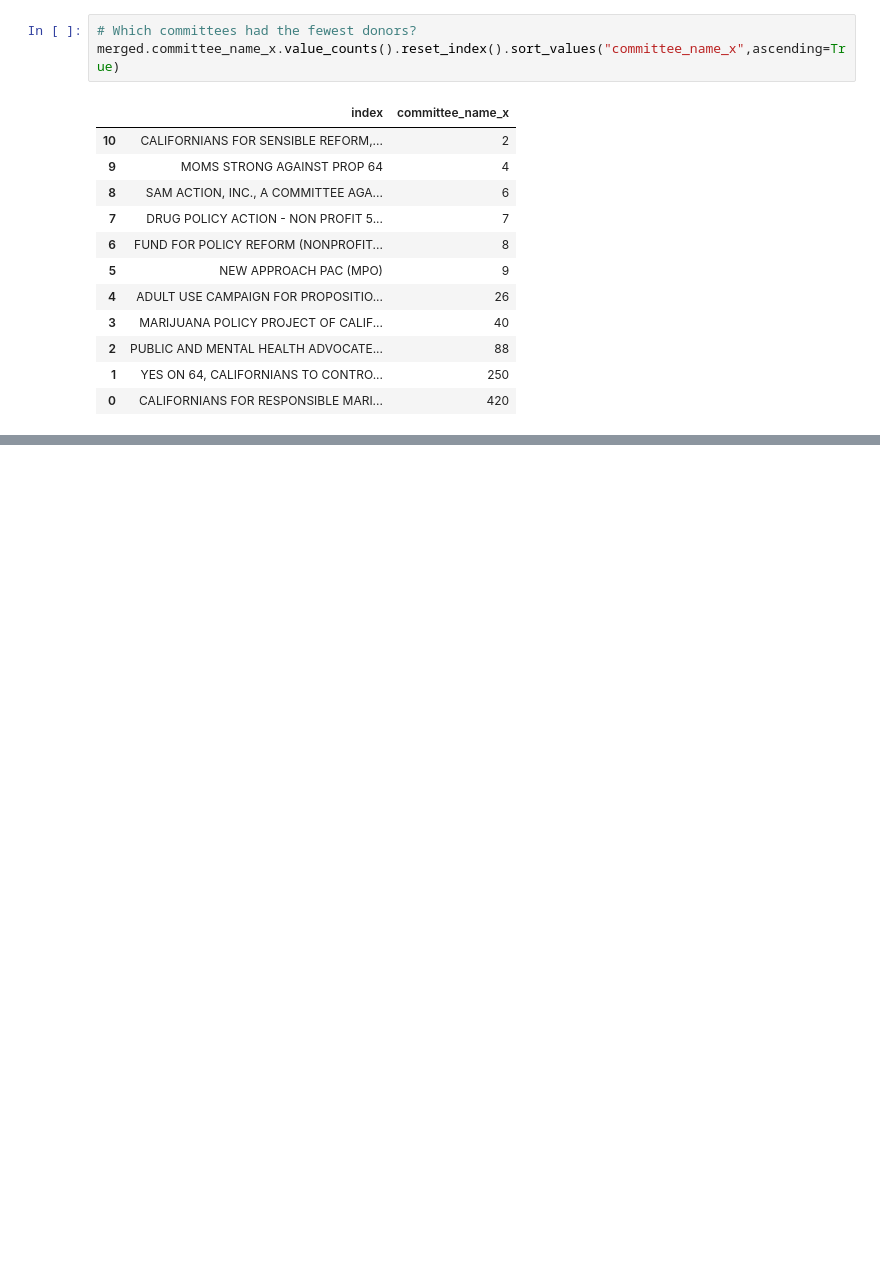
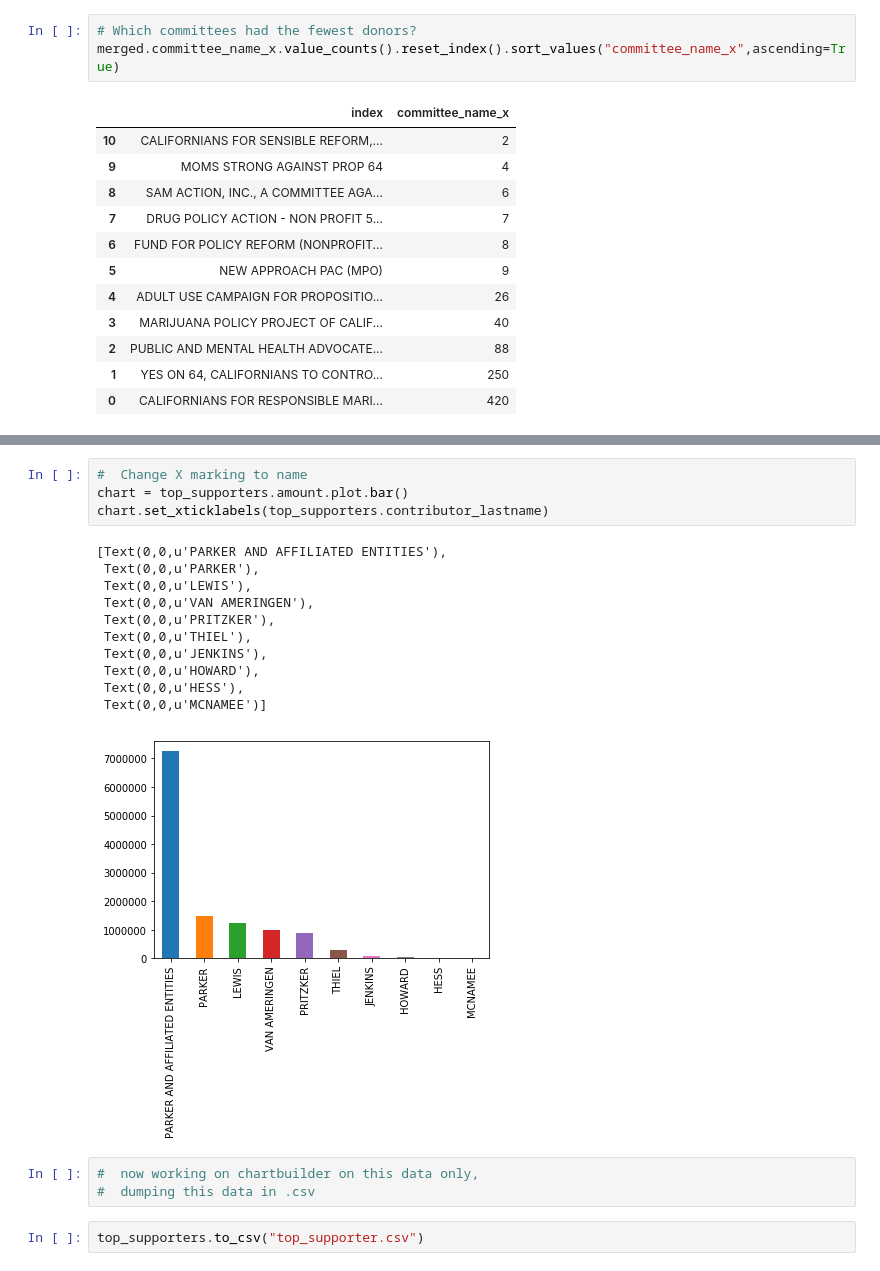
Before and after one commit to vishvanath45/Tracking_money_in_election, a Jupyter notebook: Learning_by_doing.ipynb, the cells around one changed output, grey strips where cells are left out. Cells and saved outputs as stored; diff of their text form; blank space fills up the shorter version.

```diff
--- a/Learning_by_doing.ipynb
+++ b/Learning_by_doing.ipynb
@@ -685,0 +735,21 @@ merged.committee_name_x.value_counts().reset_index().sort_values("committee_name
+# %%
+#  Change X marking to name
+chart = top_supporters.amount.plot.bar()
+chart.set_xticklabels(top_supporters.contributor_lastname)
+# %% [output]
+[Text(0,0,u'PARKER AND AFFILIATED ENTITIES'),
+ Text(0,0,u'PARKER'),
+ Text(0,0,u'LEWIS'),
+ Text(0,0,u'VAN AMERINGEN'),
+ Text(0,0,u'PRITZKER'),
+ Text(0,0,u'THIEL'),
+ Text(0,0,u'JENKINS'),
+ Text(0,0,u'HOWARD'),
+ Text(0,0,u'HESS'),
+ Text(0,0,u'MCNAMEE')]
+[figure, added]
+# %%
+#  now working on chartbuilder on this data only,
+#  dumping this data in .csv
+# %%
+top_supporters.to_csv("top_supporter.csv")
```
Also changed, not shown: parts of 7 cells of this notebook.
